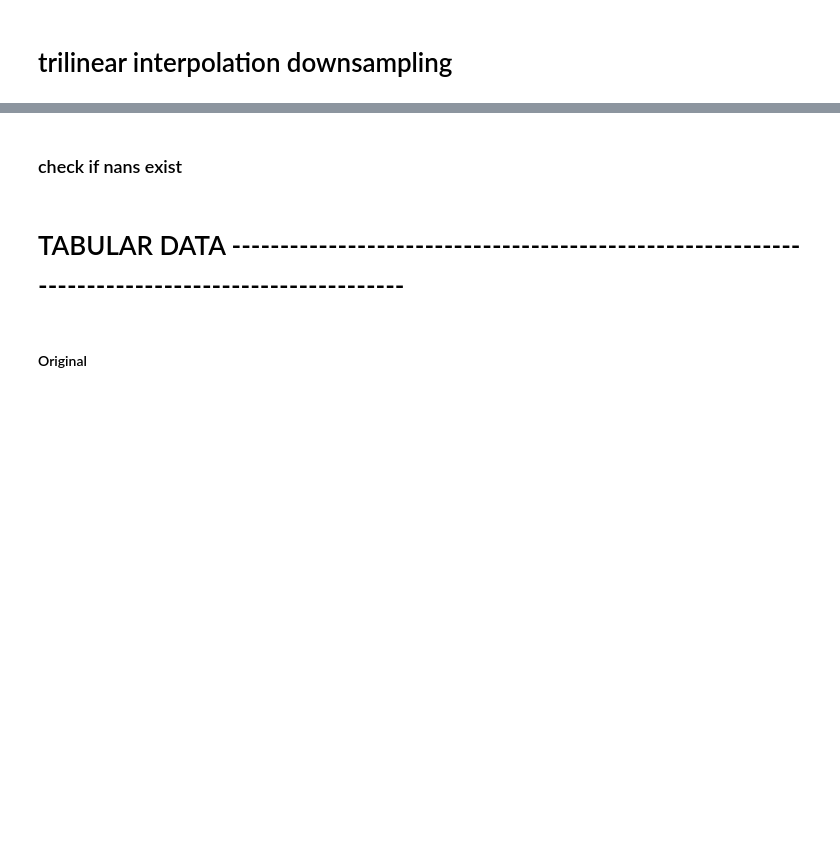
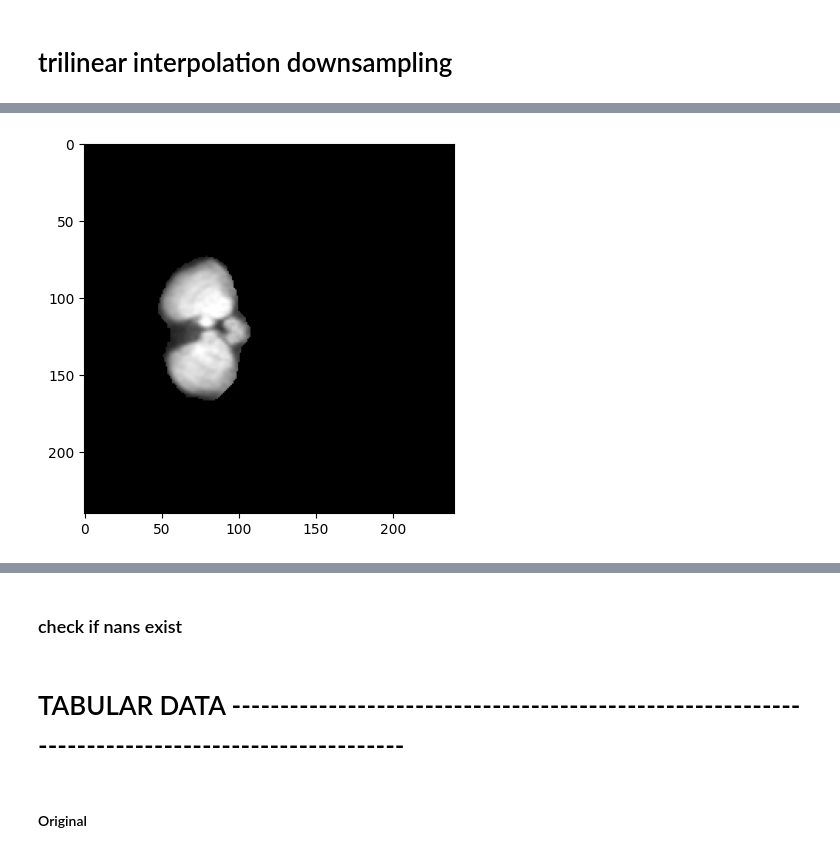
Before and after one commit to buehlpa/berne-cohort-data-pipeline, a Jupyter notebook: 4_0_Image_and_tab_creation.ipynb, the cells around one changed output, grey strips where cells are left out. Drawn from its saved outputs; the diff is of its cells as text; code cells hidden in the pictures; blank space fills up the shorter version.

Commit message:
refactoring , an new  downsampling mehtod nilearn

```diff
--- a/4_0_Image_and_tab_creation.ipynb
+++ b/4_0_Image_and_tab_creation.ipynb
@@ -1,5 +1,7 @@
 # %%
 import os
+import gc
+
 os.environ["CUDA_VISIBLE_DEVICES"] = "1"
 import pandas as pd
 from datetime import datetime
@@ -17,6 +19,12 @@ from sklearn.impute import KNNImputer
 from sklearn.model_selection import StratifiedKFold
 
 
+
+
+from nilearn.image import resample_img
+from scipy import ndimage
+
+
 from utils.dcm2niix import list_nifti_files_no_ex
 
 # Source of RAW DICOMs
@@ -24,6 +32,8 @@ BERN_PATH='/nasdata/Berner_Daten/Other_Side_Bilddaten'
 # Project data path
 DATA_PATH='/home/bule/berner_daten_analyse/data'
 
+
+OUTPUT_TENSOR_PATH=os.path.join(DATA_PATH, 'npz_output_tensors')
 PROCESSED_PATH=os.path.join(DATA_PATH, 'nifti','processed')
 # %% [markdown]
 # IMAGES ------------------------------------------------------------------------------------
@@ -33,7 +45,7 @@ columns = ["Patient_ID", "dwi_defaced_raw", "anatomic_defaced_raw", "dwi_skull_n
            "dwi_skull_raw", "anatomic_skull_raw", "dwi_bet_raw", "anatomic_bet_raw",
            "dwi_bet_normalized", "anatomic_bet_normalized"]
 
-only_2_df=pd.read_csv(os.path.join(DATA_PATH, 'only2_third_try_df.csv'))
+only_2_df=pd.read_csv(os.path.join(DATA_PATH, 'only_2_df.csv'))
 dwi_df=only_2_df[only_2_df['Modality']=='dwi'][['Patient_ID','Date']]
 
 patient_dict = {}
@@ -343,0 +278,84 @@ Processing patient 82789223 (413/413)...
+# %%
+import os
+import numpy as np
+import nibabel as nib
+import matplotlib.pyplot as plt
+import SimpleITK as sitk
+
+def resample_sitk(image, target_shape, is_label=False):
+    """
+    Resample a 3D image using SimpleITK.
+
+    Args:
+        image (numpy.ndarray): Input 3D image.
+        target_shape (tuple): Desired output shape (height, width, slices).
+        is_label (bool): If True, uses nearest neighbor interpolation for segmentation masks.
+
+    Returns:
+        numpy.ndarray: Resampled image.
+    """
+    # Convert numpy array to SimpleITK image
+    image_sitk = sitk.GetImageFromArray(image)
+
+    # Get original spacing and size
+    original_size = image_sitk.GetSize()  # (width, height, slices)
+    original_spacing = [float(osz) / float(nsz) for osz, nsz in zip(image.shape, target_shape)]
+
+    # Define the resampler
+    resampler = sitk.ResampleImageFilter()
+    resampler.SetSize(target_shape)
+    resampler.SetOutputSpacing(original_spacing)
+    resampler.SetInterpolator(sitk.sitkBSpline if not is_label else sitk.sitkNearestNeighbor)
+
+    # Execute resampling
+    resampled_sitk = resampler.Execute(image_sitk)
+
+    # Convert back to numpy array
+    return sitk.GetArrayFromImage(resampled_sitk)
+
+# Define target shape
+downsample_shape = (128, 128, 28)
+
+# Define file paths
+subselection = 'dwi_bet_normalized'
+downsampling_method = "sitk"
+SUBSELECTION_PATH = os.path.join(OUTPUT_TENSOR_PATH, f"{prestring}_{subselection}_{downsampling_method}.npz")
+
+# Load the NIfTI image
+path = all_processed_nifti_filtered[subselection][0]
+img = nib.load(path).get_fdata()
+
+# Perform resampling
+resized_numpy = resample_sitk(img, downsample_shape)
+
+resized_numpy.shape
+resized_numpy = np.transpose(resized_numpy, (1, 2, 0))  # Shape: (slices, height, width)
+resized_numpy.shape
+
+
+
+img.shape
+plt.imshow(img[:, :, 18], cmap='gray')
+plt.show()
+
+plt.imshow(resized_numpy[:, :, 18], cmap='gray')
+plt.show()
+# # Display the central slice before and after transposition
+# plt.figure(figsize=(10, 5))
+
+# # Show one slice before transposition
+# plt.subplot(1, 2, 1)
+# plt.imshow(resized_numpy[:, :, resized_numpy.shape[2] // 2], cmap='gray')
+# plt.title("Before Transposition")
+
+# # Transpose dimensions (move slices to the first axis)
+# resized_numpy = np.transpose(resized_numpy, (2, 0, 1))  # Shape: (slices, height, width)
+
+# # Show the same slice after transposition
+# plt.subplot(1, 2, 2)
+# plt.imshow(resized_numpy[resized_numpy.shape[0] // 2, :, :], cmap='gray')
+# plt.title("After Transposition")
+
+# plt.show()
+# %% [output]
+[figure, added]
```
Also changed, not shown: parts of 31 cells of this notebook, 7 other files.
